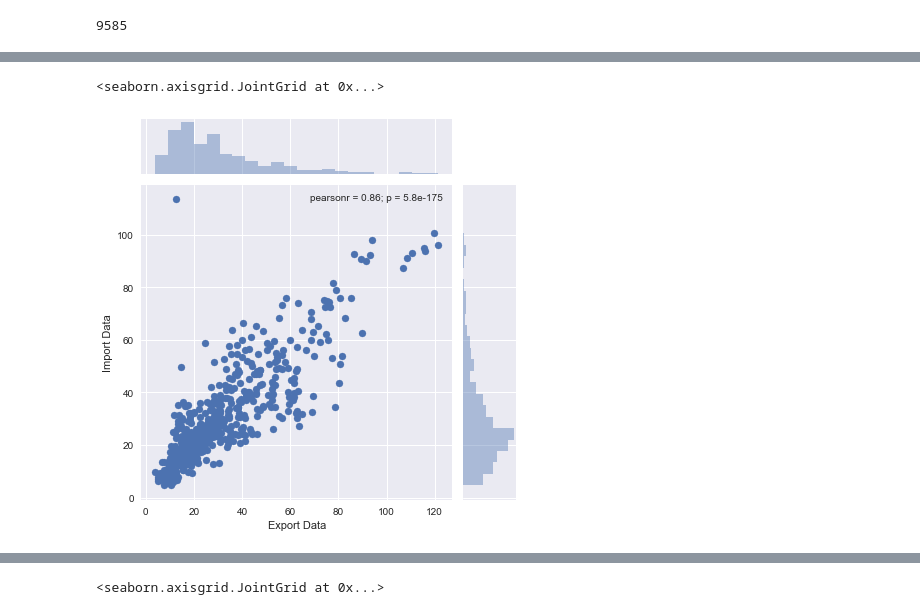
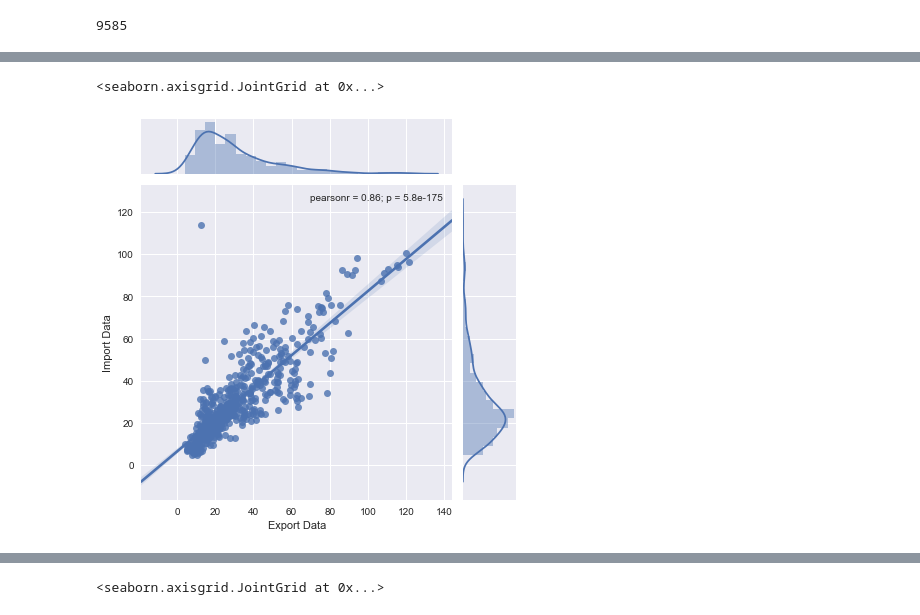
Before and after one commit to mike-gee/datascience, a Jupyter notebook: findingCorrelation-3.ipynb, the cells around one changed output, grey strips where cells are left out. Cells and saved outputs as stored; diff of their text form; code cells hidden in the pictures.

```diff
--- a/findingCorrelation-3.ipynb
+++ b/findingCorrelation-3.ipynb
@@ -470,8 +534,8 @@ sns.pairplot(real_data2.dropna(), kind="reg")
 # %%
-sns.jointplot(x ='Export Data', y ='Import Data', data = real_data2)
+sns.jointplot(x ='Export Data', y ='Import Data', data = real_data2, kind = 'reg')
 # %% [output]
 <seaborn.axisgrid.JointGrid at 0x...>
-[figure, old version]
+[figure, new version]
 # %%
 real_data2.dtypes
 # %% [output]
```
Also changed, not shown: parts of 33 cells of this notebook.
